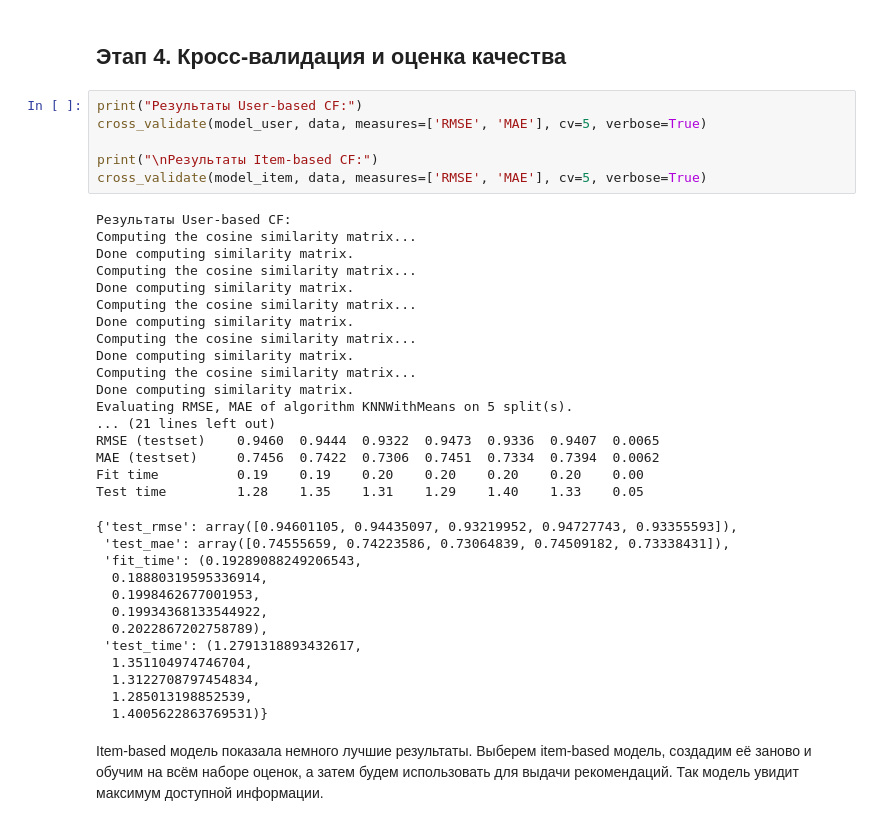
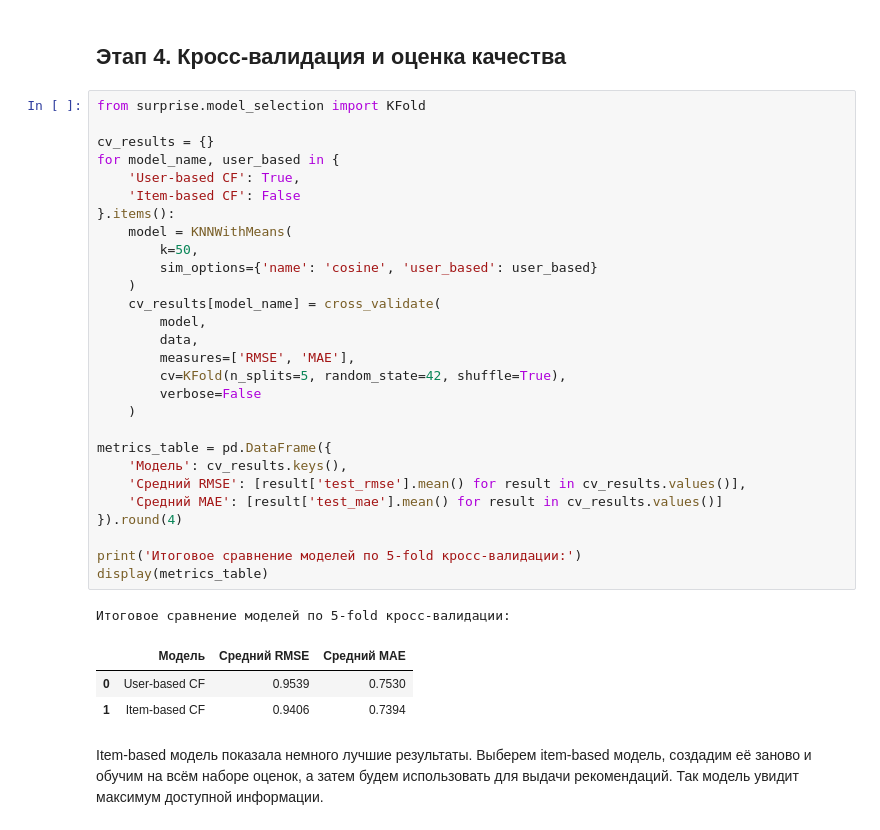
Before and after one commit to yaroslavzolotukhin95/homework_netology, a Jupyter notebook: Коллаборативная фильтрация/ДЗ.ipynb, the cells around one changed output. Saved outputs shown, nothing was run; the diff lists cells and outputs as text.

```diff
--- a/Коллаборативная фильтрация/ДЗ.ipynb
+++ b/Коллаборативная фильтрация/ДЗ.ipynb
@@ -153,42 +182,39 @@ Computing the cosine similarity matrix...
 Done computing similarity matrix.
 # %% [markdown]
 ## Этап 4. Кросс-валидация и оценка качества
-# %%
-print("Результаты User-based CF:")
-cross_validate(model_user, data, measures=['RMSE', 'MAE'], cv=5, verbose=True)
-
-print("\nРезультаты Item-based CF:")
-cross_validate(model_item, data, measures=['RMSE', 'MAE'], cv=5, verbose=True)
-# %% [output]
-Результаты User-based CF:
-Computing the cosine similarity matrix...
-Done computing similarity matrix.
-Computing the cosine similarity matrix...
-Done computing similarity matrix.
-Computing the cosine similarity matrix...
-Done computing similarity matrix.
-Computing the cosine similarity matrix...
-Done computing similarity matrix.
-Computing the cosine similarity matrix...
-Done computing similarity matrix.
-Evaluating RMSE, MAE of algorithm KNNWithMeans on 5 split(s).
-... (21 lines left out)
-RMSE (testset)    0.9460  0.9444  0.9322  0.9473  0.9336  0.9407  0.0065
-MAE (testset)     0.7456  0.7422  0.7306  0.7451  0.7334  0.7394  0.0062
-Fit time          0.19    0.19    0.20    0.20    0.20    0.20    0.00
-Test time         1.28    1.35    1.31    1.29    1.40    1.33    0.05
-{'test_rmse': array([0.94601105, 0.94435097, 0.93219952, 0.94727743, 0.93355593]),
- 'test_mae': array([0.74555659, 0.74223586, 0.73064839, 0.74509182, 0.73338431]),
- 'fit_time': (0.19289088249206543,
-  0.18880319595336914,
-  0.1998462677001953,
-  0.19934368133544922,
-  0.2022867202758789),
- 'test_time': (1.2791318893432617,
-  1.351104974746704,
-  1.3122708797454834,
-  1.285013198852539,
-  1.4005622863769531)}
+# %%
+from surprise.model_selection import KFold
+
+cv_results = {}
+for model_name, user_based in {
+    'User-based CF': True,
+    'Item-based CF': False
+}.items():
+    model = KNNWithMeans(
+        k=50,
+        sim_options={'name': 'cosine', 'user_based': user_based}
+    )
+    cv_results[model_name] = cross_validate(
+        model,
+        data,
+        measures=['RMSE', 'MAE'],
+        cv=KFold(n_splits=5, random_state=42, shuffle=True),
+        verbose=False
+    )
+
+metrics_table = pd.DataFrame({
+    'Модель': cv_results.keys(),
+    'Средний RMSE': [result['test_rmse'].mean() for result in cv_results.values()],
+    'Средний MAE': [result['test_mae'].mean() for result in cv_results.values()]
+}).round(4)
+
+print('Итоговое сравнение моделей по 5-fold кросс-валидации:')
+display(metrics_table)
+# %% [output]
+Итоговое сравнение моделей по 5-fold кросс-валидации:
+|  | Модель | Средний RMSE | Средний MAE |
+| 0 | User-based CF | 0.9539 | 0.7530 |
+| 1 | Item-based CF | 0.9406 | 0.7394 |
 # %% [markdown]
 Item-based модель показала немного лучшие результаты. Выберем item-based модель, создадим её заново и обучим на всём наборе оценок, а затем будем использовать для выдачи рекомендаций. Так модель увидит максимум доступной информации.
 # %%
```
Also changed, not shown: parts of 5 cells of this notebook.
